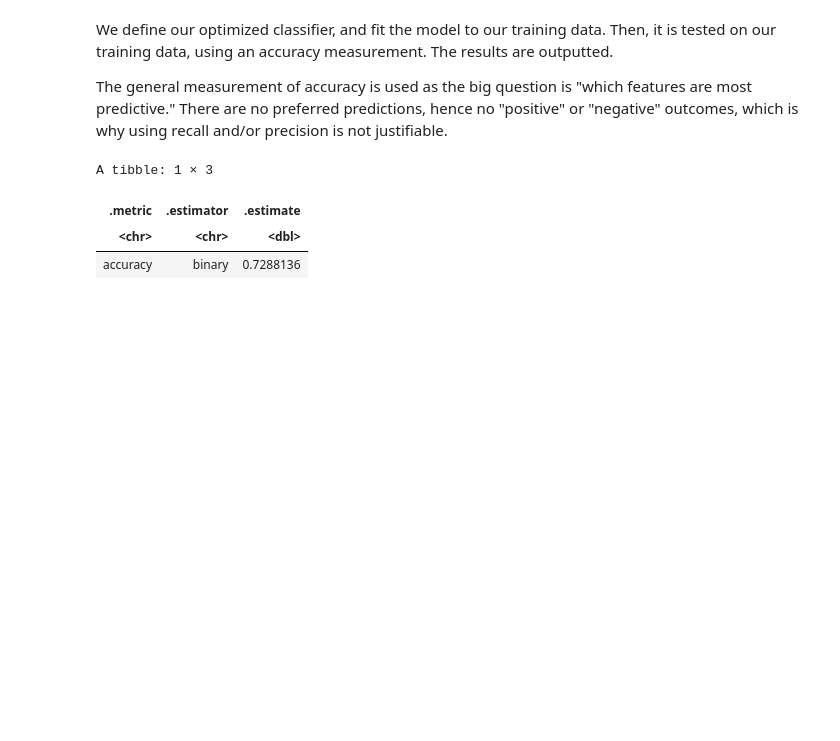
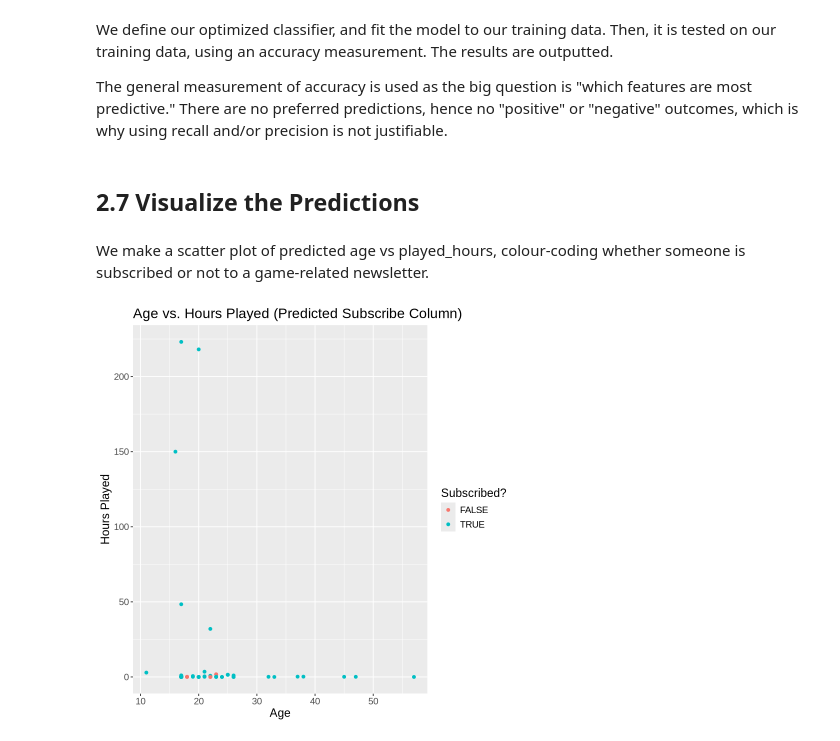
Before and after one commit to Jchox2/Project-008-24-DSCI, a Jupyter notebook: main.ipynb, the cells around one changed output. Drawn from its saved outputs; the diff is of its cells as text; code cells hidden in the pictures; blank space fills up the shorter version.

```diff
--- a/main.ipynb
+++ b/main.ipynb
@@ -291,11 +276,24 @@ knn_fit <- workflow() |>
 players_test_predictions <- predict(knn_fit, players_testing) |>
   bind_cols(players_testing)
 
-players_test_predictions |>
+acc <- players_test_predictions |>
   metrics(truth = subscribe, estimate = .pred_class) |>
   filter(.metric == "accuracy")
-# %% [output]
-A tibble: 1 × 3
-| .metric | .estimator | .estimate |
-| <chr> | <chr> | <dbl> |
-| accuracy | binary | 0.7288136 |
+# %% [markdown]
+## 2.7 Visualize the Predictions
+# %% [markdown]
+We make a scatter plot of predicted age vs played_hours, colour-coding whether someone is subscribed or not to a game-related newsletter.
+# %%
+sc1 <- ggplot(players_test_predictions, aes(x = Age, y = played_hours)) +
+    geom_point(aes(colour = .pred_class)) +
+    labs(y = "Hours Played", title = "Age vs. Hours Played (Predicted Subscribe Column)", colour = "Subscribed?") +
+    theme(text = element_text(size = 14))
+
+sc2 <- ggplot(players_test_predictions, aes(x = Age, y = played_hours)) +
+    geom_point(aes(colour = subscribe)) +
+    labs(y = "Hours Played", title = "Age vs. Hours Played (Actual Subscribe Column)", colour = "Subscribed?") +
+    theme(text = element_text(size = 14))
+# %%
+sc1
+# %% [output]
+[figure, added]
```
Also changed, not shown: parts of 25 cells of this notebook.
